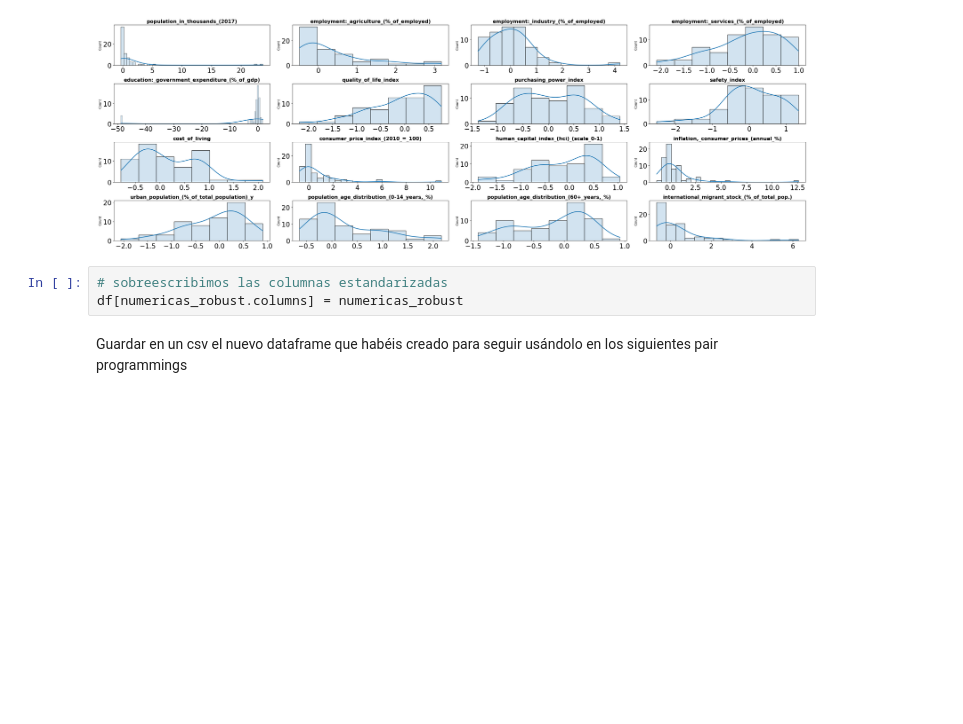
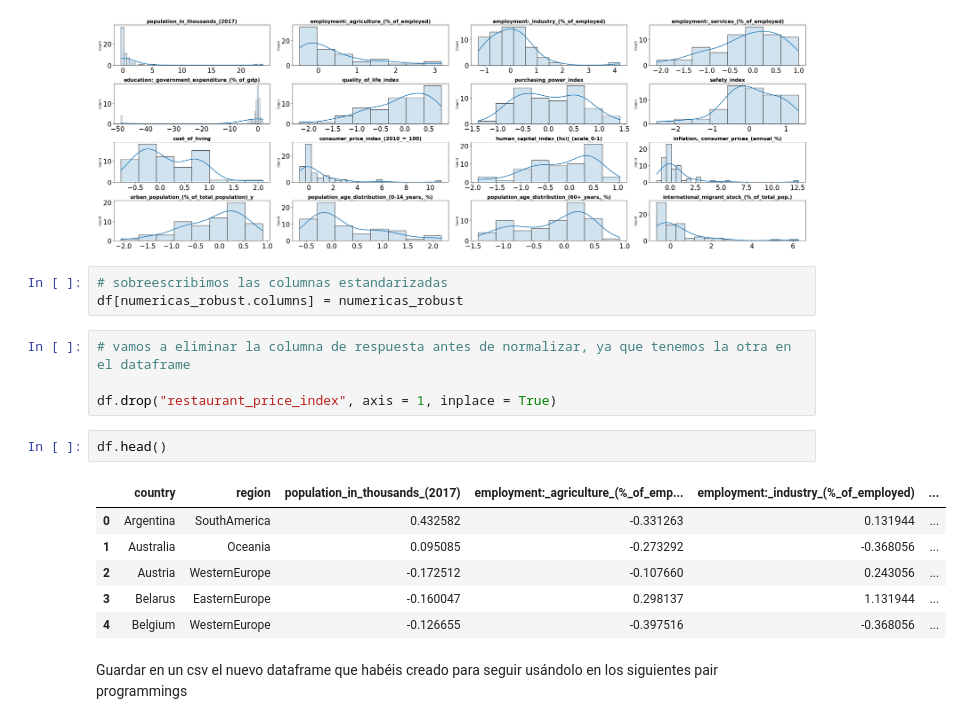
Before and after one commit to Adalab/promo-d-da-modulo3-sprint1-laura-maitane, a Jupyter notebook: regresion-lineal/reg-lin-6-estandarización.ipynb, the cells around one changed output. Saved outputs shown, nothing was run; the diff lists cells and outputs as text; blank space fills up the shorter version.

Commit message:
borrada variable respuesta sin normalizar

```diff
--- a/regresion-lineal/reg-lin-6-estandarización.ipynb
+++ b/regresion-lineal/reg-lin-6-estandarización.ipynb
@@ -114,6 +114,19 @@ fig.tight_layout()
 # %%
 # sobreescribimos las columnas estandarizadas
 df[numericas_robust.columns] = numericas_robust
+# %%
+# vamos a eliminar la columna de respuesta antes de normalizar, ya que tenemos la otra en el dataframe
+
+df.drop("restaurant_price_index", axis = 1, inplace = True)
+# %%
+df.head()
+# %% [output]
+|  | country | region | population_in_thousands_(2017) | employment:_agriculture_(%_of_emp... | employment:_industry_(%_of_employed) | ... |
+| 0 | Argentina | SouthAmerica | 0.432582 | -0.331263 | 0.131944 | ... |
+| 1 | Australia | Oceania | 0.095085 | -0.273292 | -0.368056 | ... |
+| 2 | Austria | WesternEurope | -0.172512 | -0.107660 | 0.243056 | ... |
+| 3 | Belarus | EasternEurope | -0.160047 | 0.298137 | 1.131944 | ... |
+| 4 | Belgium | WesternEurope | -0.126655 | -0.397516 | -0.368056 | ... |
 # %% [markdown]
 Guardar en un csv el nuevo dataframe que habéis creado para seguir usándolo en los siguientes pair programmings
 # %%
```
